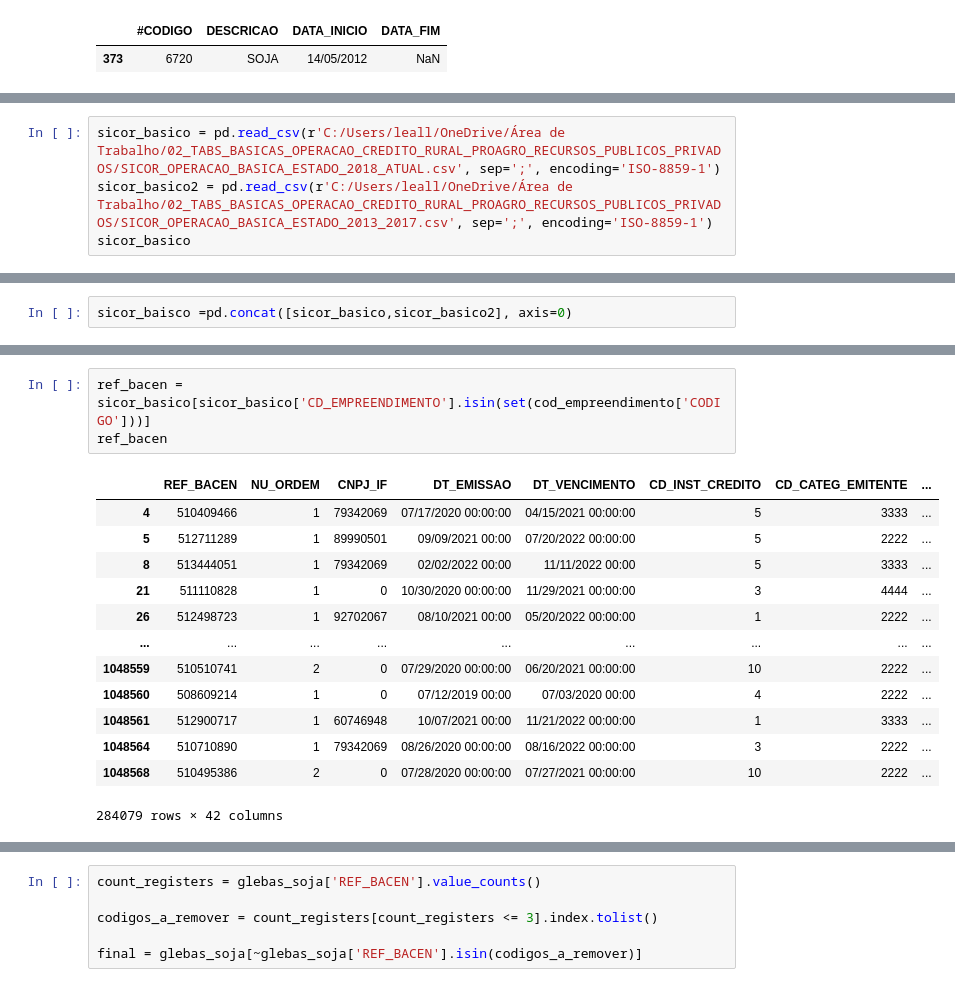
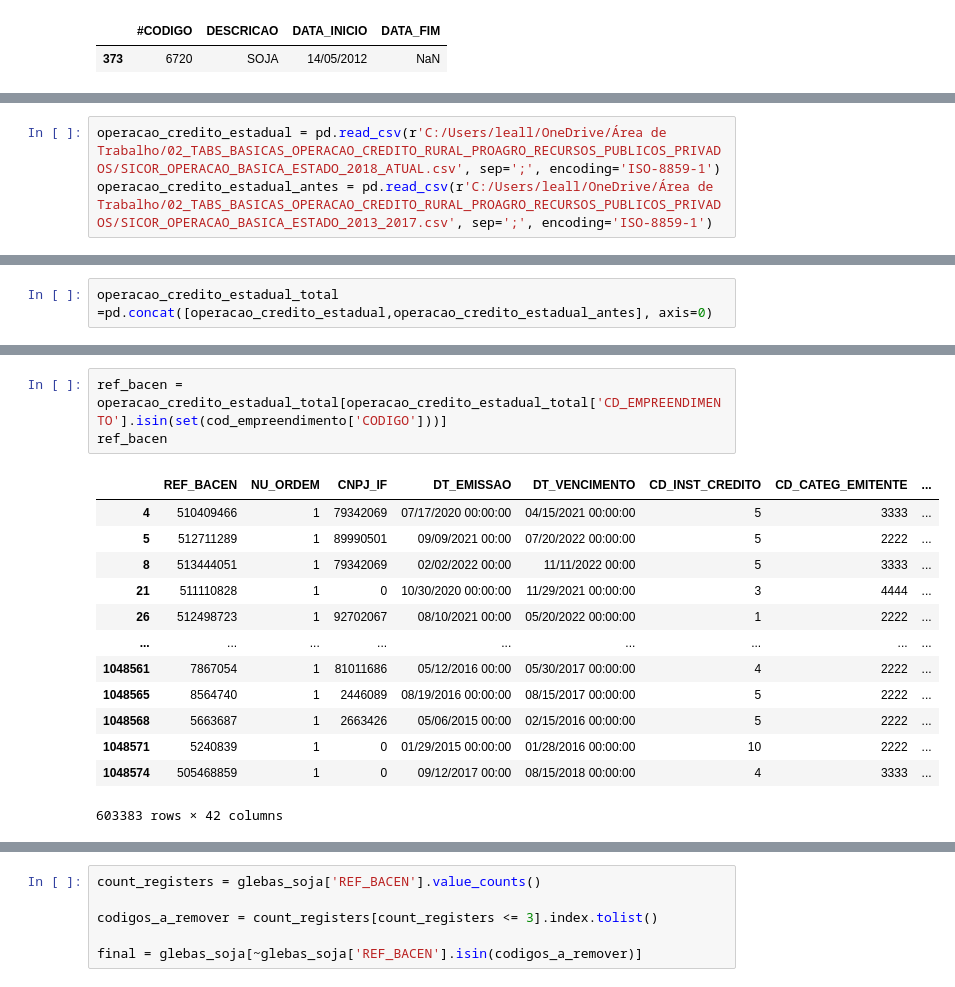
Before and after one commit to PhatomFatec/GeoForesight-back, a Jupyter notebook: src/notebooks/00-ll-firstExploration.ipynb, the cells around one changed output, grey strips where cells are left out. Saved outputs shown, nothing was run; the diff lists cells and outputs as text.

```diff
--- a/src/notebooks/00-ll-firstExploration.ipynb
+++ b/src/notebooks/00-ll-firstExploration.ipynb
@@ -31,6 +31,5 @@ cod_empreendimento
 | 2925 | 1,30E+13 | 09/02/2021 | 15/02/2021 | Custeio | Agrícola | ESTIAGEM - Resolução 4802/2020 | SOJA | NÃO SE APLICA | Safra de Verão (1ª Safra) | ... |
 | 2965 | 1,13E+13 | 17/08/2017 | 13/09/2017 | Comercialização | Agrícola | Financiamento para Aquisição da P... | SOJA | NÃO SE APLICA | Ano Civil / Ano de Exploração | ... |
 # %%
-sicor_basico = pd.read_csv(r'C:/Users/leall/OneDrive/Área de Trabalho/02_TABS_BASICAS_OPERACAO_CREDITO_RURAL_PROAGRO_RECURSOS_PUBLICOS_PRIVADOS/SICOR_OPERACAO_BASICA_ESTADO_2018_ATUAL.csv', sep=';', encoding='ISO-8859-1')
-sicor_basico2 = pd.read_csv(r'C:/Users/leall/OneDrive/Área de Trabalho/02_TABS_BASICAS_OPERACAO_CREDITO_RURAL_PROAGRO_RECURSOS_PUBLICOS_PRIVADOS/SICOR_OPERACAO_BASICA_ESTADO_2013_2017.csv', sep=';', encoding='ISO-8859-1')
-sicor_basico
+operacao_credito_estadual = pd.read_csv(r'C:/Users/leall/OneDrive/Área de Trabalho/02_TABS_BASICAS_OPERACAO_CREDITO_RURAL_PROAGRO_RECURSOS_PUBLICOS_PRIVADOS/SICOR_OPERACAO_BASICA_ESTADO_2018_ATUAL.csv', sep=';', encoding='ISO-8859-1')
+operacao_credito_estadual_antes = pd.read_csv(r'C:/Users/leall/OneDrive/Área de Trabalho/02_TABS_BASICAS_OPERACAO_CREDITO_RURAL_PROAGRO_RECURSOS_PUBLICOS_PRIVADOS/SICOR_OPERACAO_BASICA_ESTADO_2013_2017.csv', sep=';', encoding='ISO-8859-1')
@@ -51,2 +36,2 @@ sicor_basico
 # %%
-sicor_baisco =pd.concat([sicor_basico,sicor_basico2], axis=0)
+operacao_credito_estadual_total =pd.concat([operacao_credito_estadual,operacao_credito_estadual_antes], axis=0)
@@ -67,17 +38,17 @@ sicor_baisco =pd.concat([sicor_basico,sicor_basico2], axis=0)
 # %%
-ref_bacen = sicor_basico[sicor_basico['CD_EMPREENDIMENTO'].isin(set(cod_empreendimento['CODIGO']))]
+ref_bacen = operacao_credito_estadual_total[operacao_credito_estadual_total['CD_EMPREENDIMENTO'].isin(set(cod_empreendimento['CODIGO']))]
 ref_bacen
 # %% [output]
 |  | REF_BACEN | NU_ORDEM | CNPJ_IF | DT_EMISSAO | DT_VENCIMENTO | CD_INST_CREDITO | CD_CATEG_EMITENTE | ... |
 | 4 | 510409466 | 1 | 79342069 | 07/17/2020 00:00:00 | 04/15/2021 00:00:00 | 5 | 3333 | ... |
 | 5 | 512711289 | 1 | 89990501 | 09/09/2021 00:00 | 07/20/2022 00:00:00 | 5 | 2222 | ... |
 | 8 | 513444051 | 1 | 79342069 | 02/02/2022 00:00 | 11/11/2022 00:00 | 5 | 3333 | ... |
 | 21 | 511110828 | 1 | 0 | 10/30/2020 00:00:00 | 11/29/2021 00:00:00 | 3 | 4444 | ... |
 | 26 | 512498723 | 1 | 92702067 | 08/10/2021 00:00 | 05/20/2022 00:00:00 | 1 | 2222 | ... |
 | ... | ... | ... | ... | ... | ... | ... | ... | ... |
-| 1048559 | 510510741 | 2 | 0 | 07/29/2020 00:00:00 | 06/20/2021 00:00:00 | 10 | 2222 | ... |
-| 1048560 | 508609214 | 1 | 0 | 07/12/2019 00:00 | 07/03/2020 00:00 | 4 | 2222 | ... |
-| 1048561 | 512900717 | 1 | 60746948 | 10/07/2021 00:00 | 11/21/2022 00:00:00 | 1 | 3333 | ... |
-| 1048564 | 510710890 | 1 | 79342069 | 08/26/2020 00:00:00 | 08/16/2022 00:00:00 | 3 | 2222 | ... |
-| 1048568 | 510495386 | 2 | 0 | 07/28/2020 00:00:00 | 07/27/2021 00:00:00 | 10 | 2222 | ... |
+| 1048561 | 7867054 | 1 | 81011686 | 05/12/2016 00:00 | 05/30/2017 00:00:00 | 4 | 2222 | ... |
+| 1048565 | 8564740 | 1 | 2446089 | 08/19/2016 00:00:00 | 08/15/2017 00:00:00 | 5 | 2222 | ... |
+| 1048568 | 5663687 | 1 | 2663426 | 05/06/2015 00:00 | 02/15/2016 00:00:00 | 5 | 2222 | ... |
+| 1048571 | 5240839 | 1 | 0 | 01/29/2015 00:00:00 | 01/28/2016 00:00:00 | 10 | 2222 | ... |
+| 1048574 | 505468859 | 1 | 0 | 09/12/2017 00:00 | 08/15/2018 00:00:00 | 4 | 3333 | ... |
-284079 rows × 42 columns
+603383 rows × 42 columns
```
Also changed, not shown: parts of 8 cells of this notebook, 1 other file.
